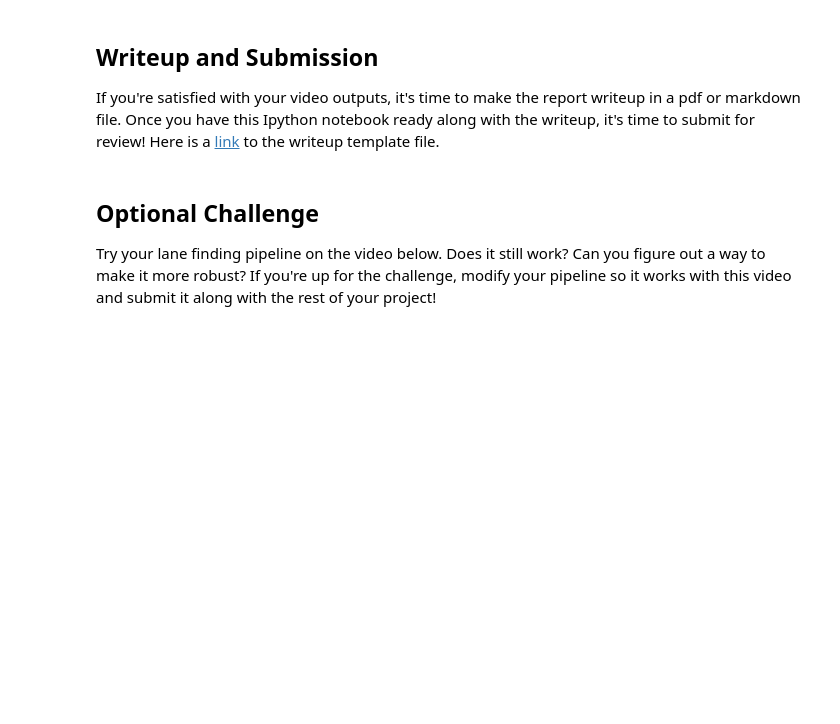
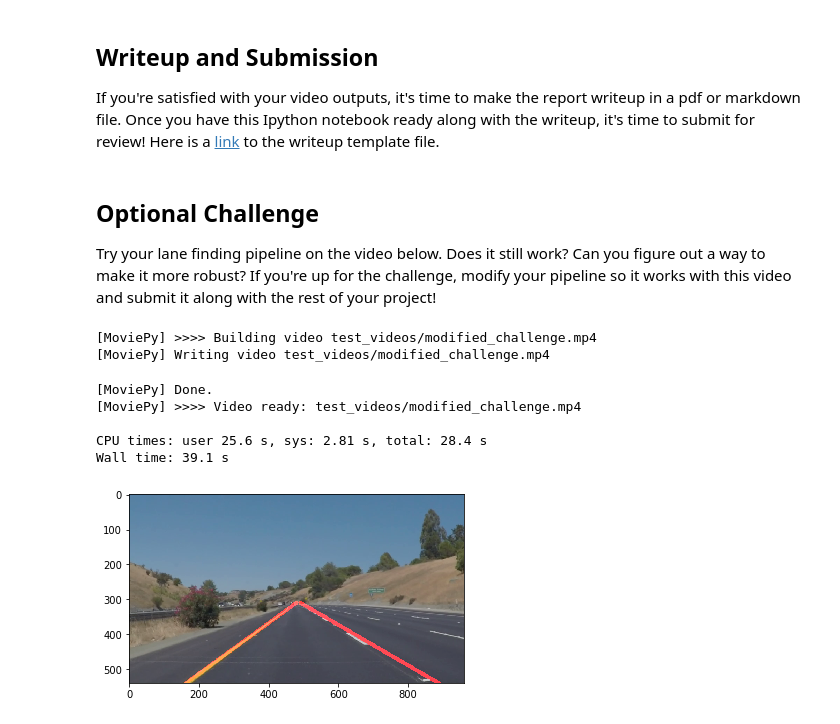
Before and after one commit to venkatvi/UdacitySelfDrivingCarNanoDegree, a Jupyter notebook: Py/Proj1_FindingLanes/P1/P1.ipynb, the cells around one changed output. Saved outputs shown, nothing was run; the diff lists cells and outputs as text; code cells hidden in the pictures; blank space fills up the shorter version.

```diff
--- a/Py/Proj1_FindingLanes/P1/P1.ipynb
+++ b/Py/Proj1_FindingLanes/P1/P1.ipynb
@@ -324,15 +430,24 @@ If you're satisfied with your video outputs, it's time to make the report writeu
 
 Try your lane finding pipeline on the video below.  Does it still work?  Can you figure out a way to make it more robust?  If you're up for the challenge, modify your pipeline so it works with this video and submit it along with the rest of your project!
 # %%
-challenge_output = 'test_videos_output/challenge.mp4'
+challenge_output = 'test_videos/modified_challenge.mp4'
 ## To speed up the testing process you may want to try your pipeline on a shorter subclip of the video
 ## To do so add .subclip(start_second,end_second) to the end of the line below
 ## Where start_second and end_second are integer values representing the start and end of the subclip
 ## You may also uncomment the following line for a subclip of the first 5 seconds
 ##clip3 = VideoFileClip('test_videos/challenge.mp4').subclip(0,5)
 clip3 = VideoFileClip('test_videos/challenge.mp4')
 challenge_clip = clip2.fl_image(process_image)
 %time challenge_clip.write_videofile(challenge_output, audio=False)
+# %% [output]
+[MoviePy] >>>> Building video test_videos/modified_challenge.mp4
+[MoviePy] Writing video test_videos/modified_challenge.mp4
+[MoviePy] Done.
+[MoviePy] >>>> Video ready: test_videos/modified_challenge.mp4
+
+CPU times: user 25.6 s, sys: 2.81 s, total: 28.4 s
+Wall time: 39.1 s
+[figure, added]
 # %%
 HTML("""
 <video width="960" height="540" controls>
```
Also changed, not shown: parts of 10 cells of this notebook, 13 other files.
